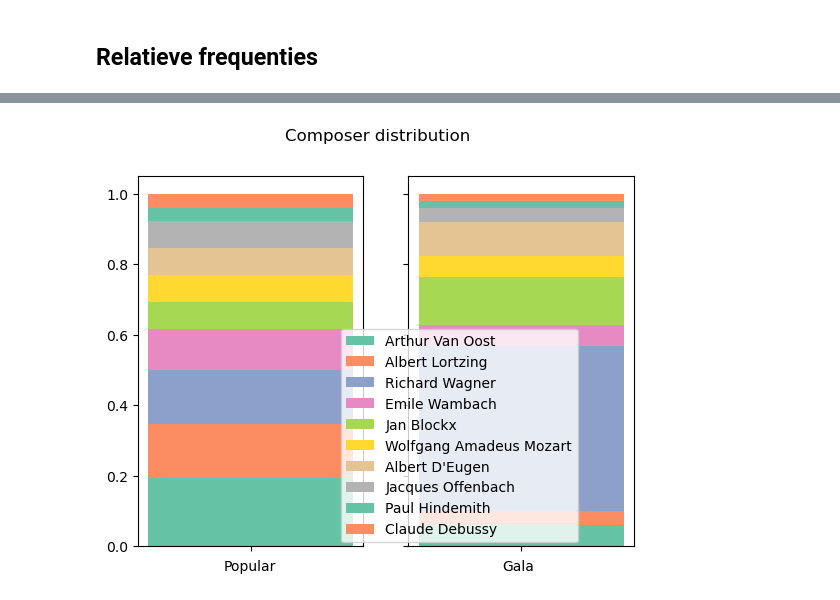
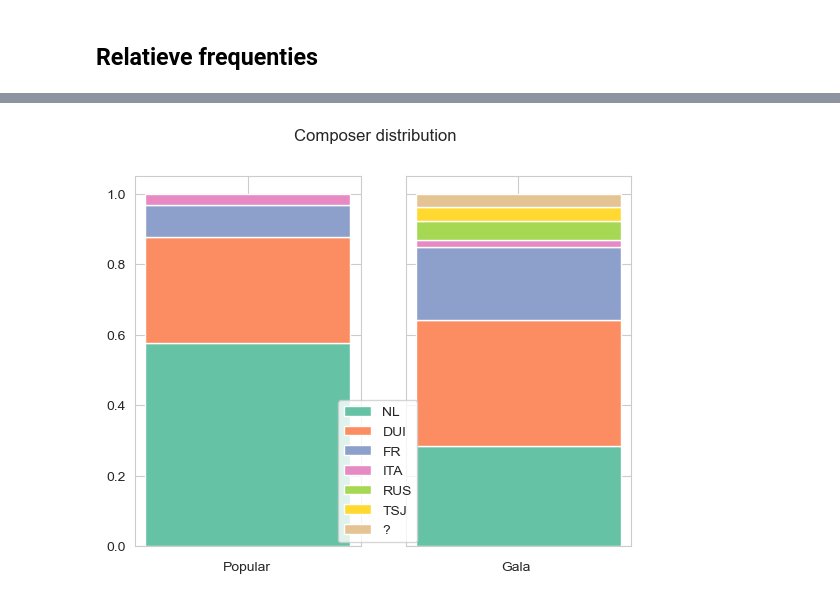
Before and after one commit to MonaDT/OPERA, a Jupyter notebook: notebooks/Gala_Popular.ipynb, the cells around one changed output, grey strips where cells are left out. Drawn from its saved outputs; the diff is of its cells as text; code cells hidden in the pictures.

```diff
--- a/notebooks/Gala_Popular.ipynb
+++ b/notebooks/Gala_Popular.ipynb
@@ -9,7 +9,6 @@ import numpy as np
 import seaborn as sns
 df = pd.read_csv("../Materials/KVO_META.csv", encoding='Latin-1', index_col=False)
 df['Genre'] = df['genre'].str.lower()
-sns.set_palette("Set2")
 # %%
 for column in df.columns:
     try:
@@ -96,14 +155,0 @@ testV.plot(kind='bar', title='Relative frequency of top 10 composers of popular
-# %%
-import matplotlib.pyplot as plt
-import seaborn as sns
-
-testV = volk['Composer'].value_counts(normalize=True).head(10)
-
-sns.set_style('whitegrid')
-plt.figure(figsize=(10,6))
-ax = sns.barplot(x=testV.index, y=testV.values, palette='pastel')
-plt.title('Relative frequency of top 10 composers of popular displays')
-plt.xlabel('Composer')
-plt.ylabel('Relative Frequency')
-plt.xticks(rotation=45)
-plt.show()
@@ -130,11 +156,14 @@ plt.xticks(rotation=45)
+# %%
+volk_nowag = volk[volk['Composer'] != 'Richard Wagner']
+gala_nowag = galas[galas['Composer'] != 'Richard Wagner']
 # %%
 import matplotlib.pyplot as plt
 import numpy as np
 
 # Define the data for the first stacked bar chart
-data_1 = dict(volk['Composer'].value_counts().head(10))
+data_1 = dict(volk_nowag['Original language'].value_counts().head(9))
 # Define the data for the second stacked bar chart
-data_2 = dict(galas['Composer'].value_counts().head(10))
+data_2 = dict(gala_nowag['Original language'].value_counts().head(9))
 
 # Define a list of colors for the bars
 colors = ['#ff6666', '#ffcc99', '#99ff99', '#66b3ff', '#c2c2f0', '#ffb3e6', '#b3e6ff', '#e6ccb3', '#c2f0c2']
@@ -165,31 +194,31 @@ for i, key in enumerate(keys):
         ax1.bar(x_labels_1, stacked_data_1[i], bottom=stacked_data_1[:i].sum(axis=0))
 
 # Add a legend for the first chart
 #ax1.legend([key for key in keys if key in data_1.keys()])
 
 # Define the x-axis labels for the second chart
 x_labels_2 = ['']
 
 # Stack the data for the second chart
 stacked_data_2 = np.row_stack([data_2.get(key, 0) for key in keys])
 stacked_data_2 = stacked_data_2 / stacked_data_2.sum(axis=0)
 
 # Create the stacked bar chart for the second chart
 for i, key in enumerate(keys):
     if key in data_2.keys():
         #color = colors[i]
         ax2.bar(x_labels_2, stacked_data_2[i], bottom=stacked_data_2[:i].sum(axis=0))
 
 # Add a legend for the second chart
 ax2.legend([key for key in keys if key in data_2.keys()], loc = (-0.3, 0.01))
 
 # Add axis labels and title
 fig.text(0.3, 0.06, 'Popular', ha='center')
 fig.text(0.72, 0.06, 'Gala', ha='center')
 #fig.text(0.08, 0.5, 'Percentages', va='center', rotation='vertical')
 fig.suptitle('Composer distribution')
 
 # Display the chart
 plt.show()
 # %% [output]
-[figure, old version]
+[figure, new version]
```
Also changed, not shown: parts of 17 cells of this notebook, 12 other files.
